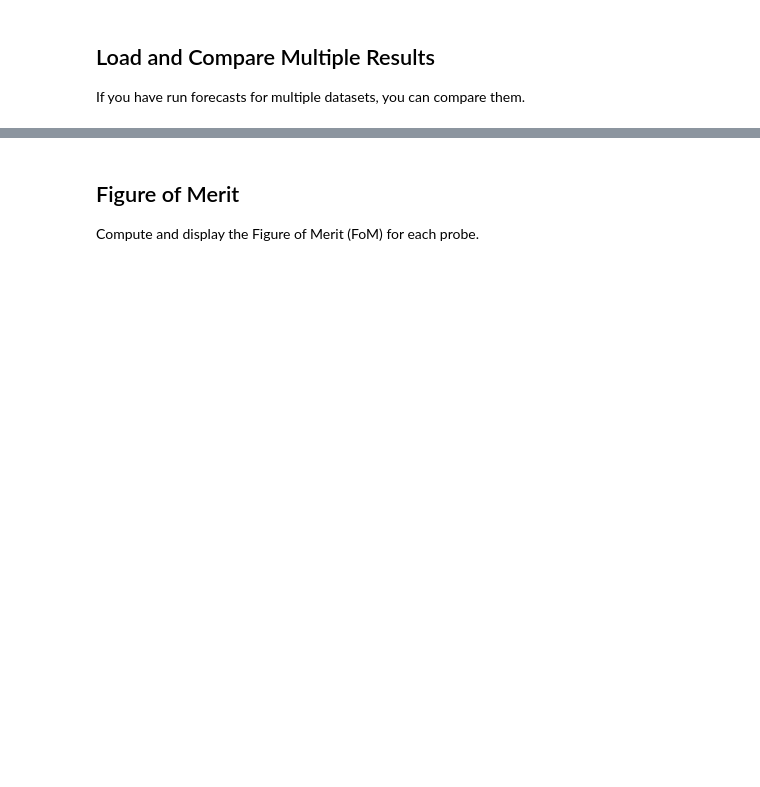
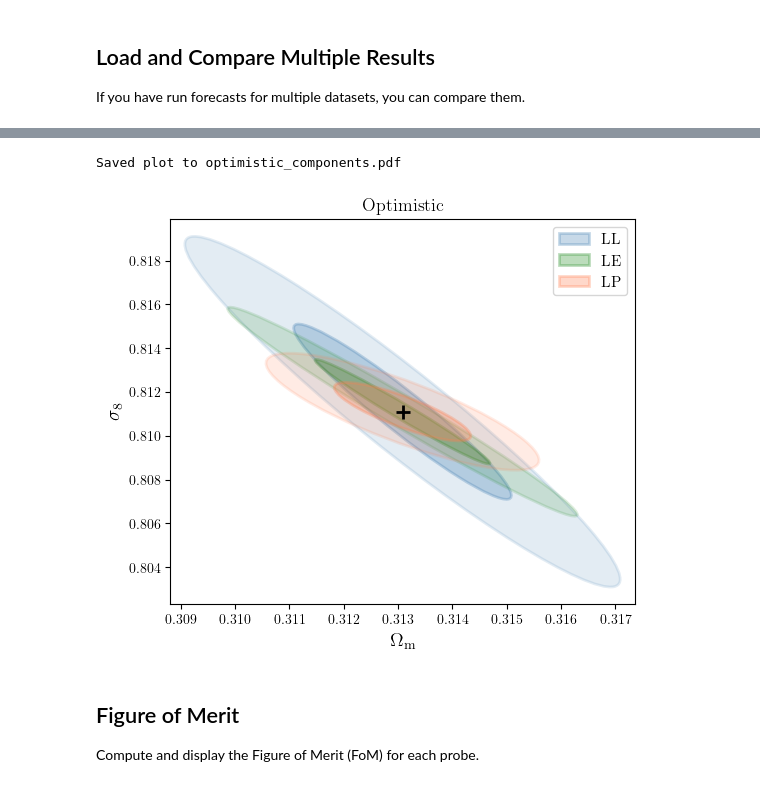
Before and after one commit to nataliehogg/focsle, a Jupyter notebook: notebooks/fisher_forecast_example.ipynb, the cells around one changed output, grey strips where cells are left out. Drawn from its saved outputs; the diff is of its cells as text; code cells hidden in the pictures; blank space fills up the shorter version.

```diff
--- a/notebooks/fisher_forecast_example.ipynb
+++ b/notebooks/fisher_forecast_example.ipynb
@@ -251,3 +248,16 @@ plt.show()
+# %%
+fig = plot_constraints_overlay(
+  FisherForecast.load_results(saved_results[1]),
+  probes=["LL", "LE", "LP"],
+  title='Optimistic',
+  show_2sigma=True,
+  output_file='optimistic_components.pdf'
+)
+
+plt.show()
+# %% [output]
+Saved plot to optimistic_components.pdf
+[figure, added]
 # %% [markdown]
 ## Figure of Merit
 
```
Also changed, not shown: parts of 14 cells of this notebook, 6 other files.
